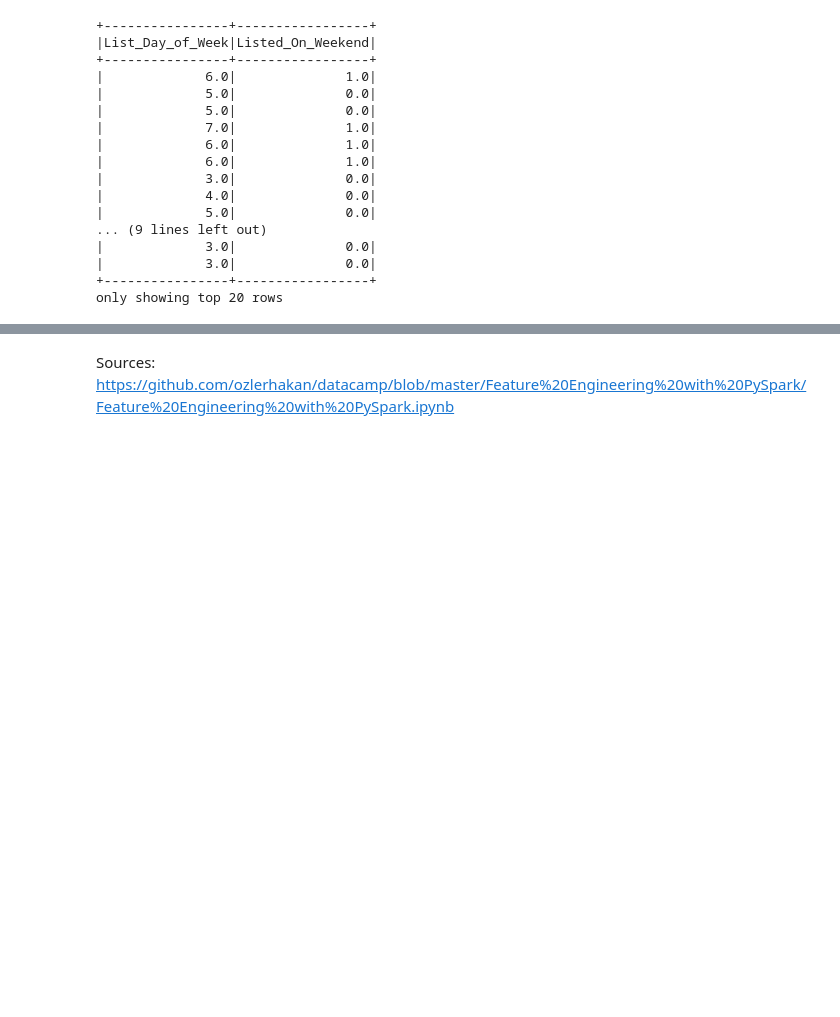
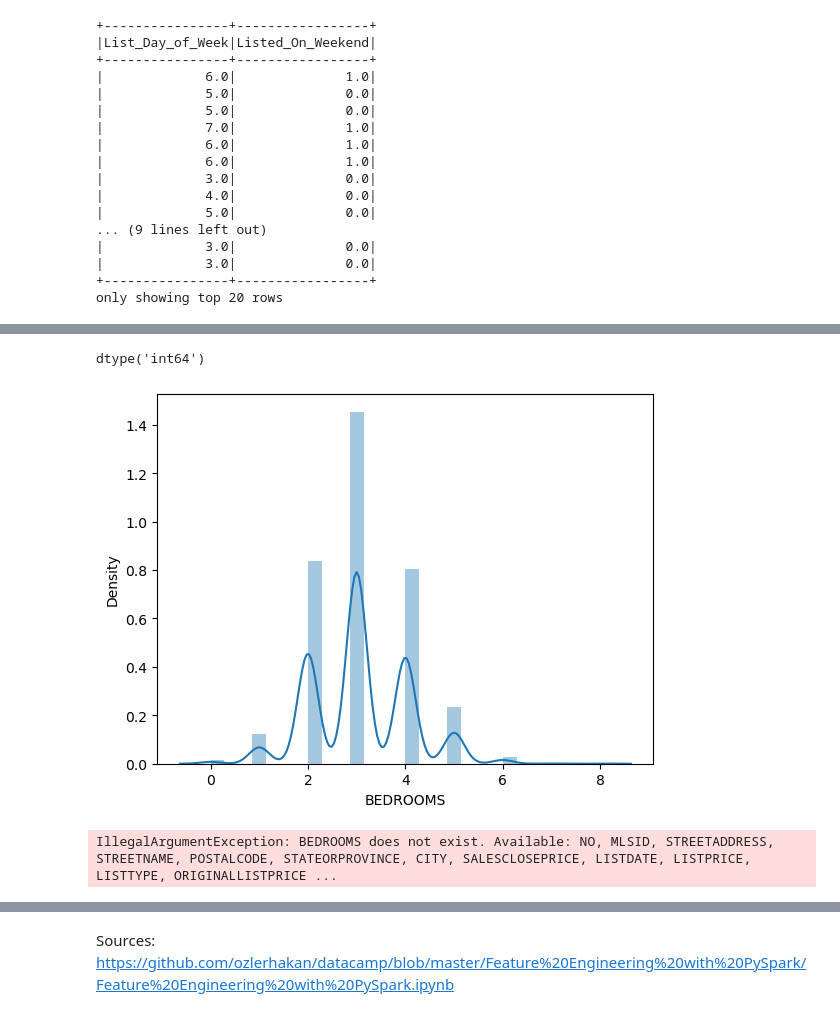
Before and after one commit to alexserra8/Pyspark, a Jupyter notebook: 5_Pyspark_FeatureEngineering/Pyspark_FeatureEngineering.ipynb, the cells around one changed output, grey strips where cells are left out. Saved outputs shown, nothing was run; the diff lists cells and outputs as text; code cells hidden in the pictures; blank space fills up the shorter version.

```diff
--- a/5_Pyspark_FeatureEngineering/Pyspark_FeatureEngineering.ipynb
+++ b/5_Pyspark_FeatureEngineering/Pyspark_FeatureEngineering.ipynb
@@ -1036,0 +1039,3 @@ only showing top 20 rows
+# %%
+# Sample and convert to pandas dataframe
+sample_df = df.sample(False, .5, 42).toPandas()
@@ -1036,0 +1052,12 @@ only showing top 20 rows
+# %%
+sample_df.BEDROOMS.dtype
+# %% [output]
+dtype('int64')
+# %%
+from pyspark.ml.feature import Bucketizer
+
+# Plot distribution of sample_df
+sns.distplot(sample_df.BEDROOMS, axlabel='BEDROOMS')
+plt.show()
+# %% [output]
+[figure, added]
@@ -1036,0 +1068,5 @@ only showing top 20 rows
+# %%
+# Apply the transformation to df
+df = buck.transform(df)
+# %% [output]
+IllegalArgumentException: BEDROOMS does not exist. Available: NO, MLSID, STREETADDRESS, STREETNAME, POSTALCODE, STATEORPROVINCE, CITY, SALESCLOSEPRICE, LISTDATE, LISTPRICE, LISTTYPE, ORIGINALLISTPRICE ...
```
Also changed, not shown: parts of 4 cells of this notebook.
